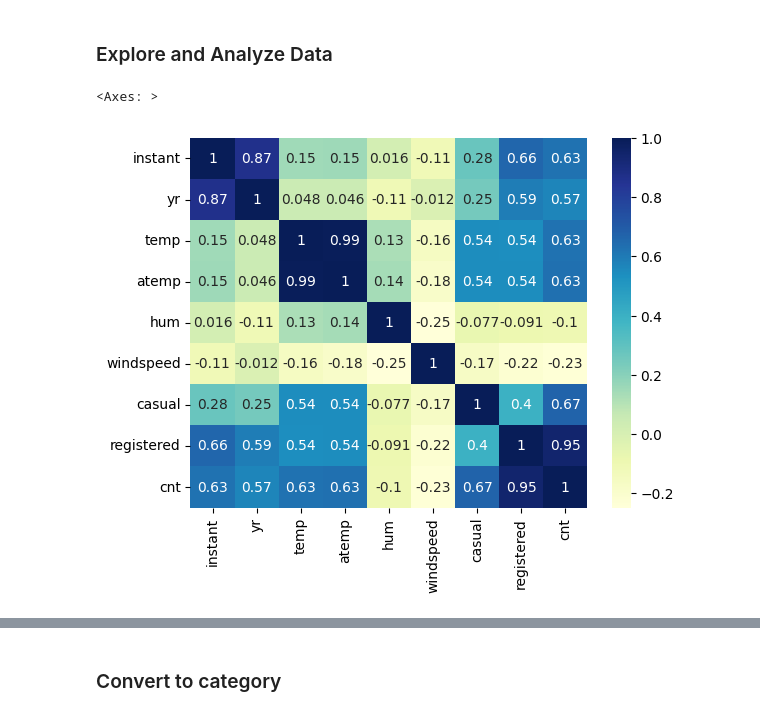
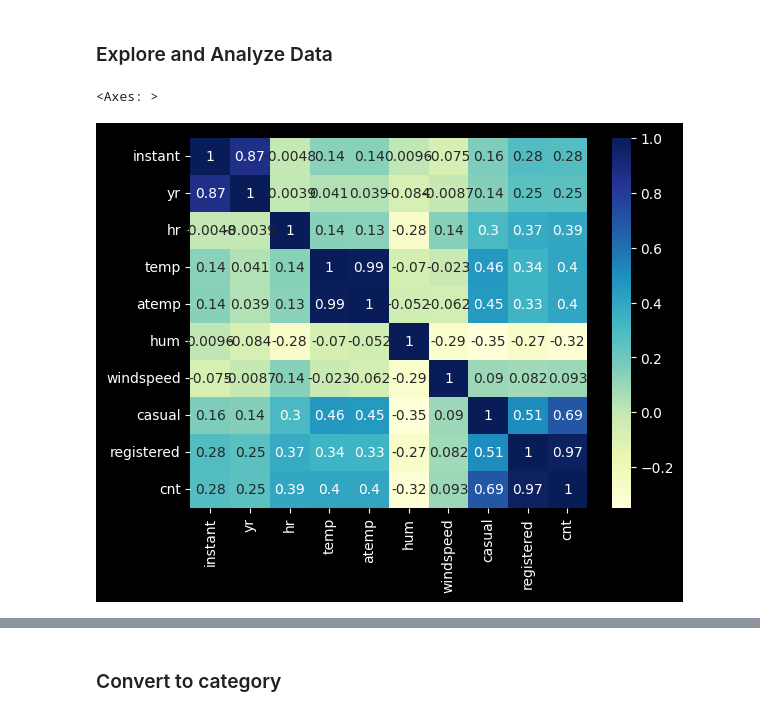
Before and after one commit to ChanifRusydi/codespaces-jupyter, a Jupyter notebook: notebooks/notebook.ipynb, the cells around one changed output, grey strips where cells are left out. Drawn from its saved outputs; the diff is of its cells as text; code cells hidden in the pictures.

```diff
--- a/notebooks/notebook.ipynb
+++ b/notebooks/notebook.ipynb
@@ -154,8 +154,8 @@ each_hour_count
 # %%
 # plot data correlation
 import seaborn as sns
-corr = day.corr()
+corr = hour.corr()
 sns.heatmap(corr, annot=True, cmap='YlGnBu')
 # %% [output]
 <Axes: >
-[figure, old version]
+[figure, new version]
```
Also changed, not shown: parts of 8 cells of this notebook.
